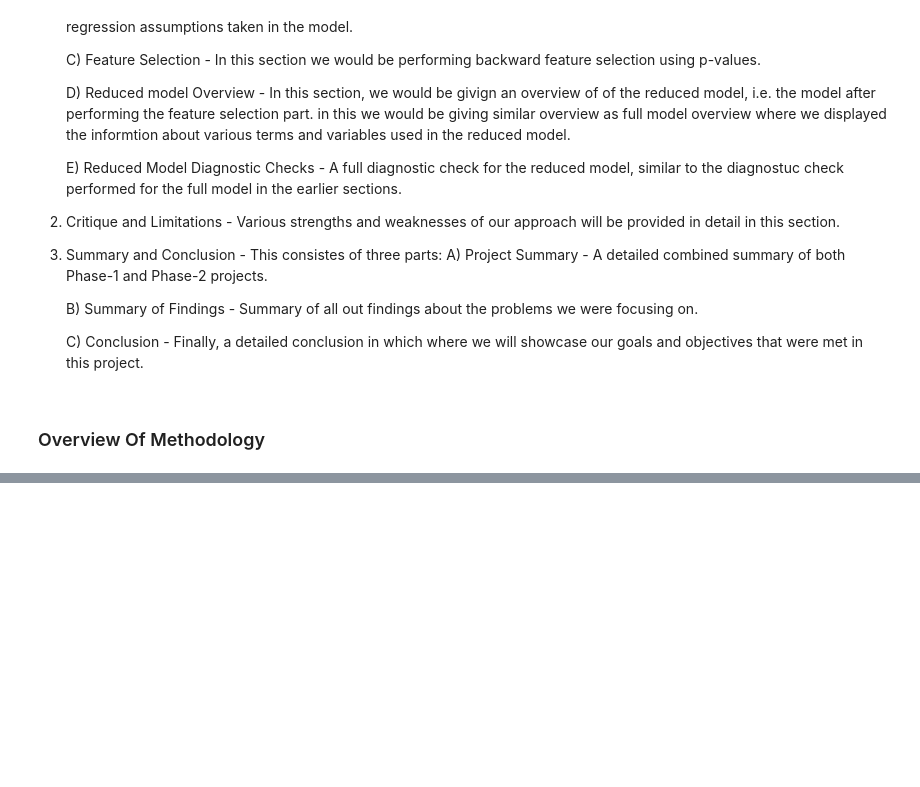
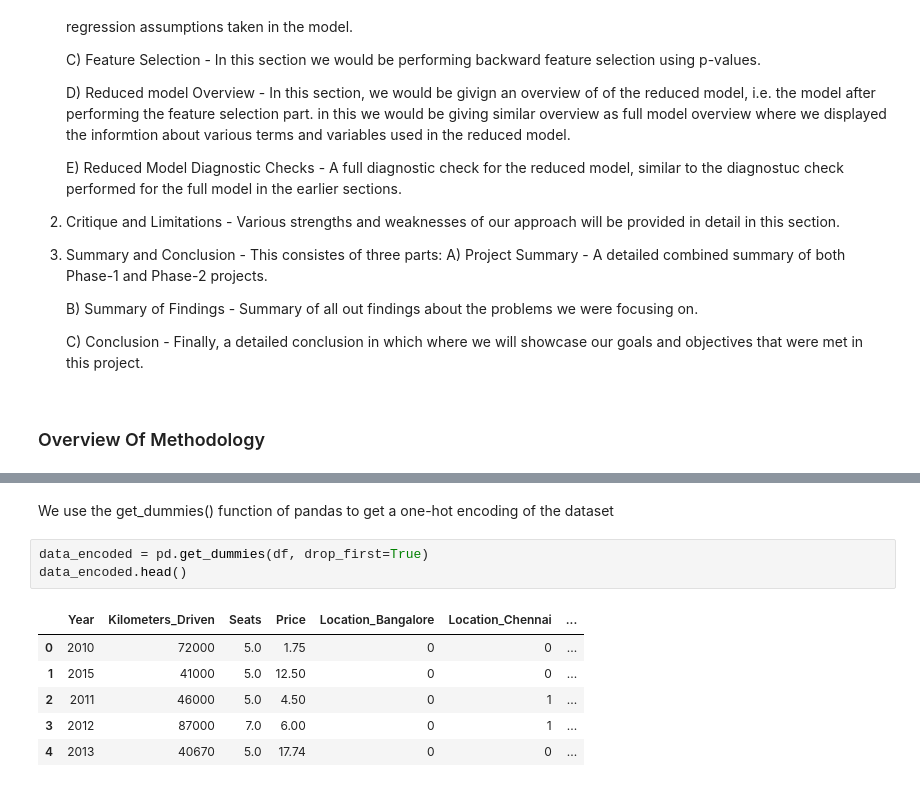
Before and after one commit to mayankthakkar17/MATHS_2_GROUP_11, a Jupyter notebook: maths2_phase2_grp11.ipynb, the cells around one changed output, grey strips where cells are left out. Drawn from its saved outputs; the diff is of its cells as text; blank space fills up the shorter version.

```diff
--- a/maths2_phase2_grp11.ipynb
+++ b/maths2_phase2_grp11.ipynb
@@ -84,0 +140,12 @@ In Phase-2 part part of the project, we focus on the statistical modelling of th
+# %% [markdown]
+We use the get_dummies() function of pandas to get a one-hot encoding of the dataset
+# %%
+data_encoded = pd.get_dummies(df, drop_first=True)
+data_encoded.head()
+# %% [output]
+|  | Year | Kilometers_Driven | Seats | Price | Location_Bangalore | Location_Chennai | ... |
+| 0 | 2010 | 72000 | 5.0 | 1.75 | 0 | 0 | ... |
+| 1 | 2015 | 41000 | 5.0 | 12.50 | 0 | 0 | ... |
+| 2 | 2011 | 46000 | 5.0 | 4.50 | 0 | 1 | ... |
+| 3 | 2012 | 87000 | 7.0 | 6.00 | 0 | 1 | ... |
+| 4 | 2013 | 40670 | 5.0 | 17.74 | 0 | 0 | ... |
```
Also changed, not shown: parts of 14 cells of this notebook, 1 other file.
